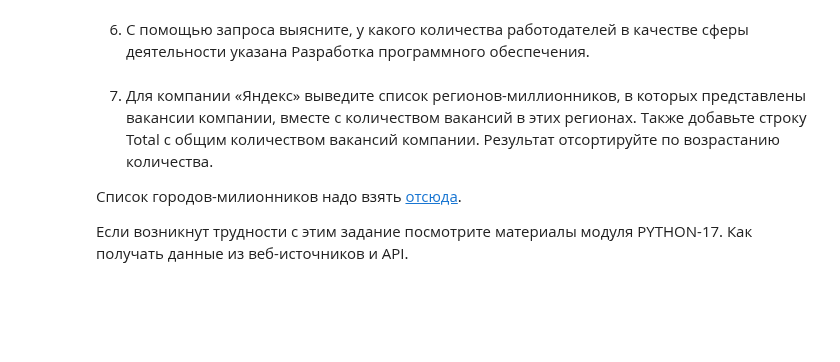
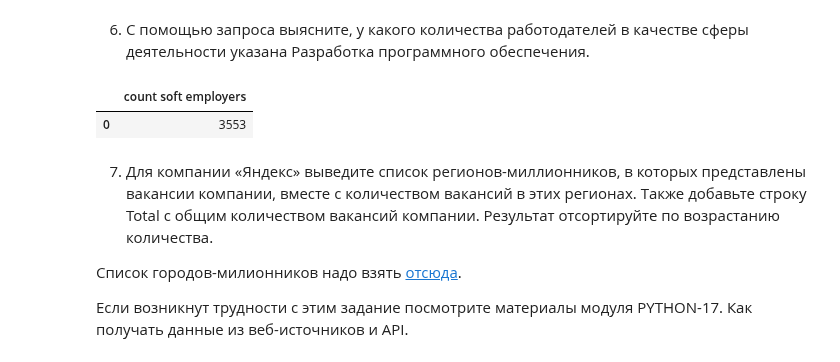
Before and after one commit to rafferti95/st_data_science, a Jupyter notebook: Project 2/popon.ipynb, the cells around one changed output. Drawn from its saved outputs; the diff is of its cells as text; code cells hidden in the pictures; blank space fills up the shorter version.

```diff
--- a/Project 2/popon.ipynb
+++ b/Project 2/popon.ipynb
@@ -389,9 +389,26 @@ display(third_company_industry)
 # %% [markdown]
 6. С помощью запроса выясните, у какого количества работодателей в качестве сферы деятельности указана Разработка программного обеспечения.
 # %%
-# текст запроса
+query_5_6 = f'''
+        SELECT
+            COUNT(i.name) AS "count soft employers"
+
+        FROM
+            EMPLOYERS AS e
+        LEFT JOIN
+            EMPLOYERS_INDUSTRIES AS ei ON e.id = ei.employer_id
+        LEFT JOIN
+            INDUSTRIES AS i ON ei.industry_id = i.id
+
+        WHERE
+            i.name = 'Разработка программного обеспечения'
+'''
 # %%
-# результат запроса
+soft_employers = pd.read_sql_query(query_5_6, connection)
+display(soft_employers)
+# %% [output]
+|  | count soft employers |
+| 0 | 3553 |
 # %% [markdown]
 7. Для компании «Яндекс» выведите список регионов-миллионников, в которых представлены вакансии компании, вместе с количеством вакансий в этих регионах. Также добавьте строку Total с общим количеством вакансий компании. Результат отсортируйте по возрастанию количества.
 
```
Also changed, not shown: 1 other file.
